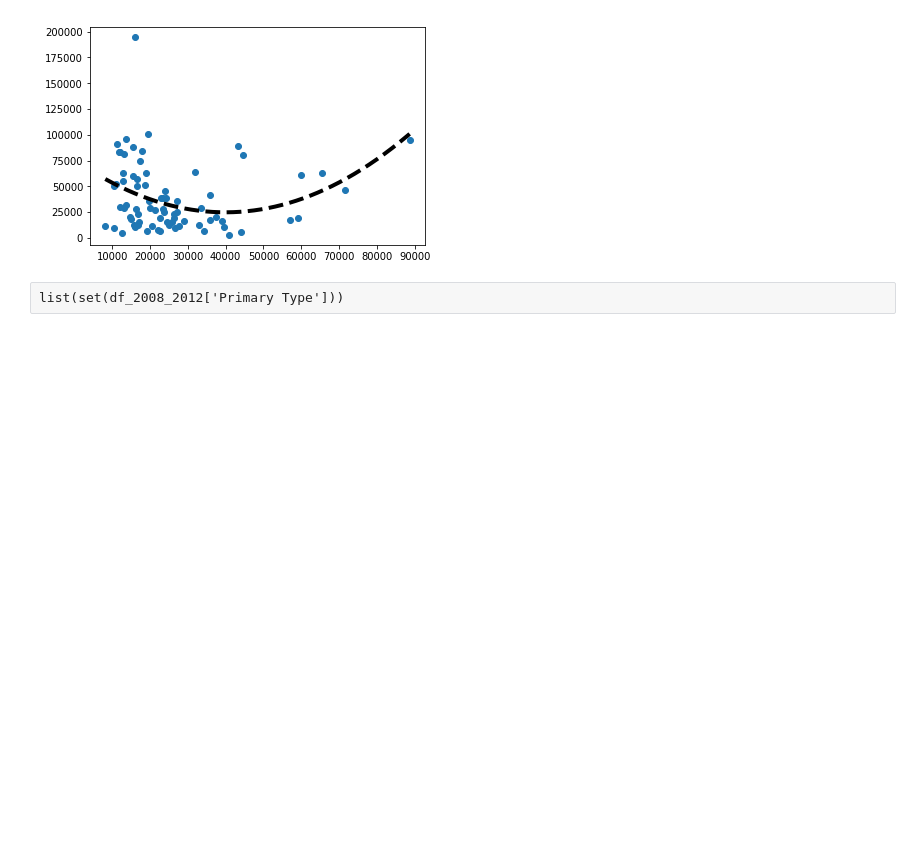
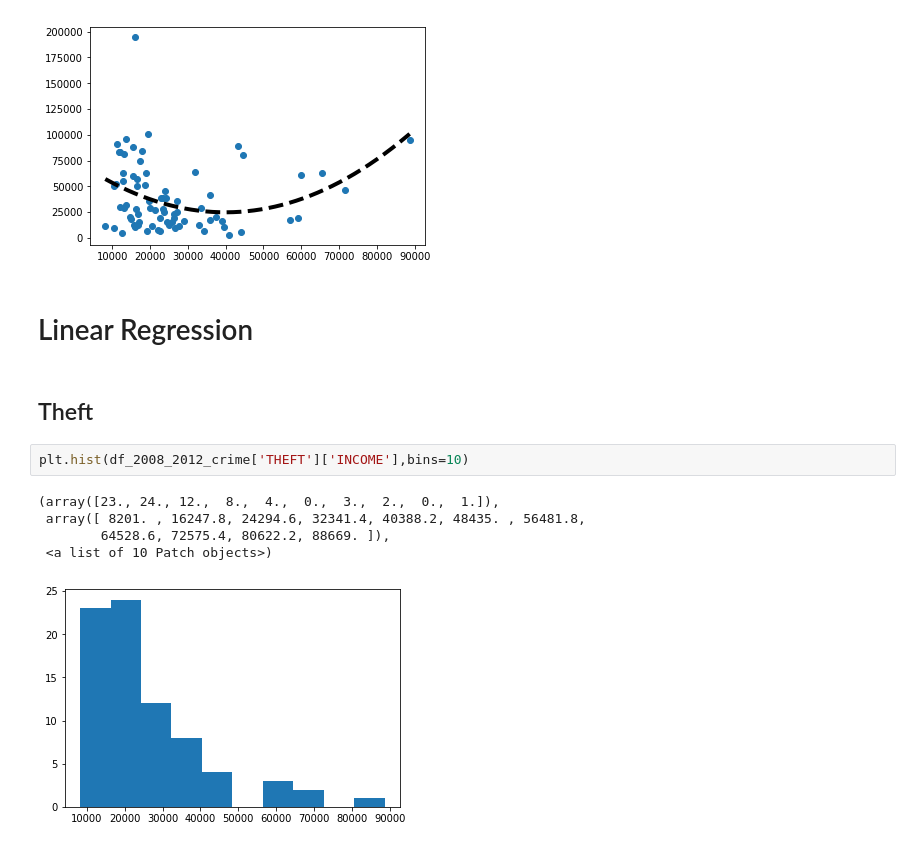
Before and after one commit to nschenone/Crime_Analysis_in_Chicago, a Jupyter notebook: COGS_108_Final_Project_Shane.ipynb, the cells around one changed output. Saved outputs shown, nothing was run; the diff lists cells and outputs as text; blank space fills up the shorter version.

```diff
--- a/COGS_108_Final_Project_Shane.ipynb
+++ b/COGS_108_Final_Project_Shane.ipynb
@@ -315,5 +319,15 @@ plt.plot(xs, ys, '--k', linewidth=4, label='Model')
 # %% [output]
 [<matplotlib.lines.Line2D at 0x...>]
 [figure]
-# %% [raw]
-list(set(df_2008_2012['Primary Type']))
+# %% [markdown]
+ # Linear Regression
+# %% [markdown]
+## Theft
+# %%
+plt.hist(df_2008_2012_crime['THEFT']['INCOME'],bins=10)
+# %% [output]
+(array([23., 24., 12.,  8.,  4.,  0.,  3.,  2.,  0.,  1.]),
+ array([ 8201. , 16247.8, 24294.6, 32341.4, 40388.2, 48435. , 56481.8,
+        64528.6, 72575.4, 80622.2, 88669. ]),
+ <a list of 10 Patch objects>)
+[figure, added]
```
Also changed, not shown: parts of 16 cells of this notebook.
